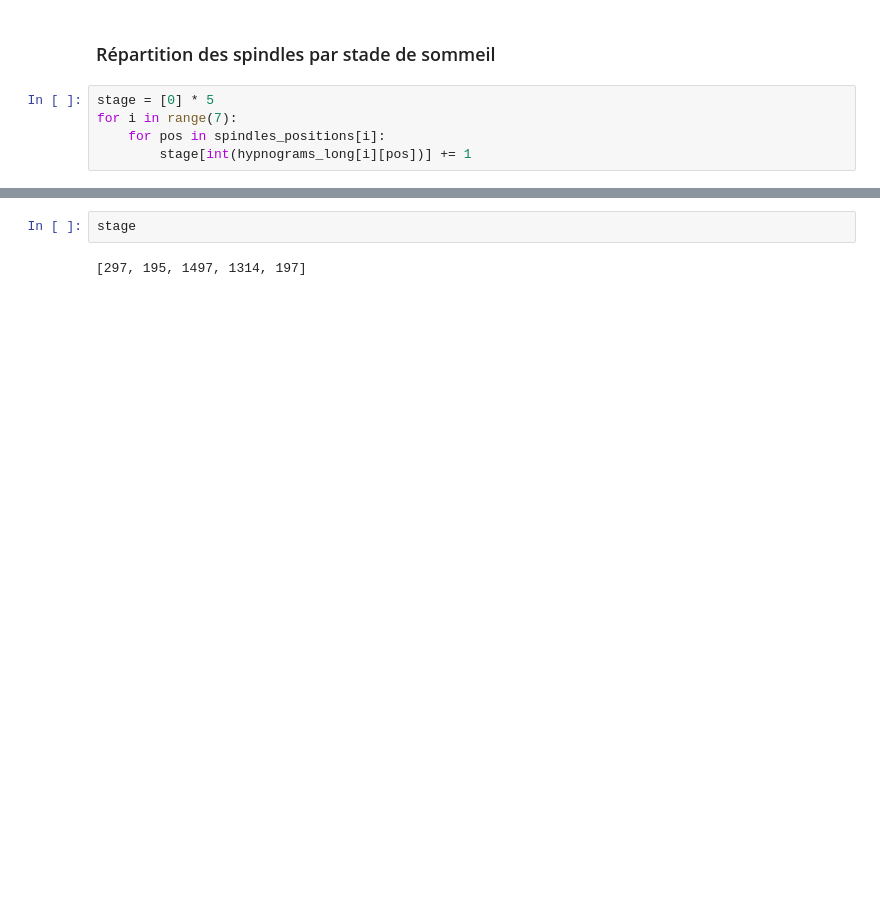
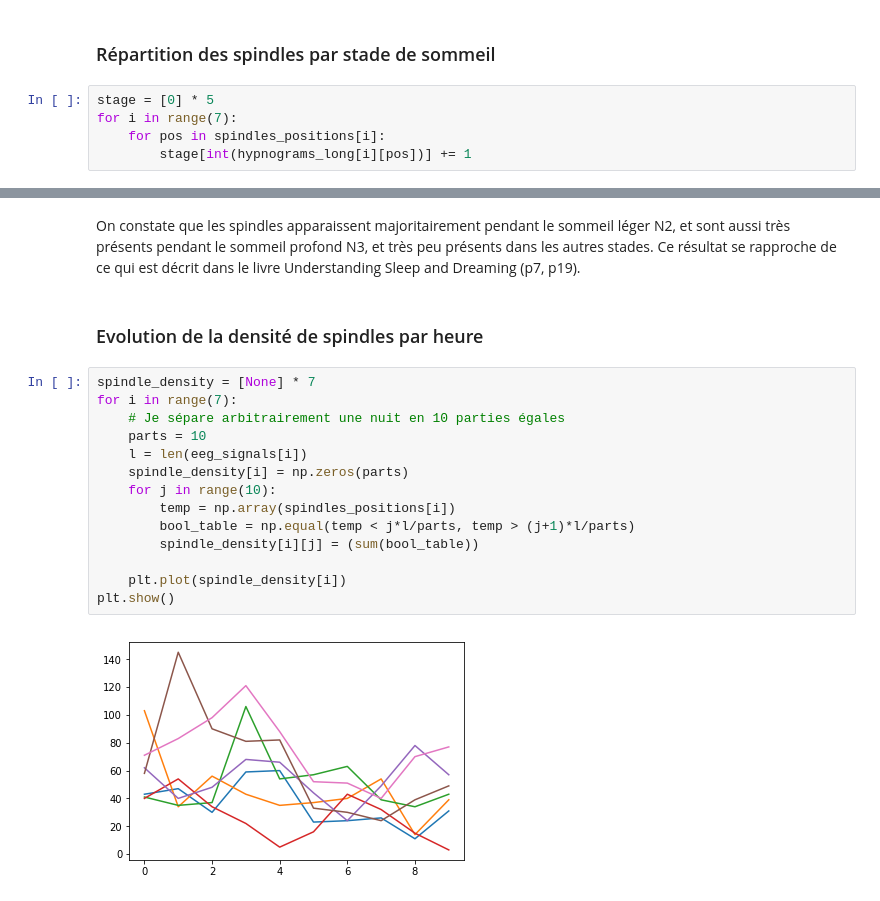
Before and after one commit to ArnoBen/SleepSpindles, a Jupyter notebook: SpindleDetection.ipynb, the cells around one changed output, grey strips where cells are left out. Saved outputs shown, nothing was run; the diff lists cells and outputs as text; blank space fills up the shorter version.

```diff
--- a/SpindleDetection.ipynb
+++ b/SpindleDetection.ipynb
@@ -347,4 +364,20 @@ plt.show()
-# %%
-stage
-# %% [output]
-[297, 195, 1497, 1314, 197]
+# %% [markdown]
+On constate que les spindles apparaissent majoritairement pendant le sommeil léger N2, et sont aussi très présents pendant le sommeil profond N3, et très peu présents dans les autres stades. Ce résultat se rapproche de ce qui est décrit dans le livre Understanding Sleep and Dreaming (p7, p19).
+# %% [markdown]
+### Evolution de la densité de spindles par heure
+# %%
+spindle_density = [None] * 7
+for i in range(7):
+    # Je sépare arbitrairement une nuit en 10 parties égales
+    parts = 10
+    l = len(eeg_signals[i])
+    spindle_density[i] = np.zeros(parts)
+    for j in range(10):
+        temp = np.array(spindles_positions[i])
+        bool_table = np.equal(temp < j*l/parts, temp > (j+1)*l/parts)
+        spindle_density[i][j] = (sum(bool_table))
+
+    plt.plot(spindle_density[i])
+plt.show()
+# %% [output]
+[figure, added]
```
Also changed, not shown: parts of 12 cells of this notebook, 2 other files.
